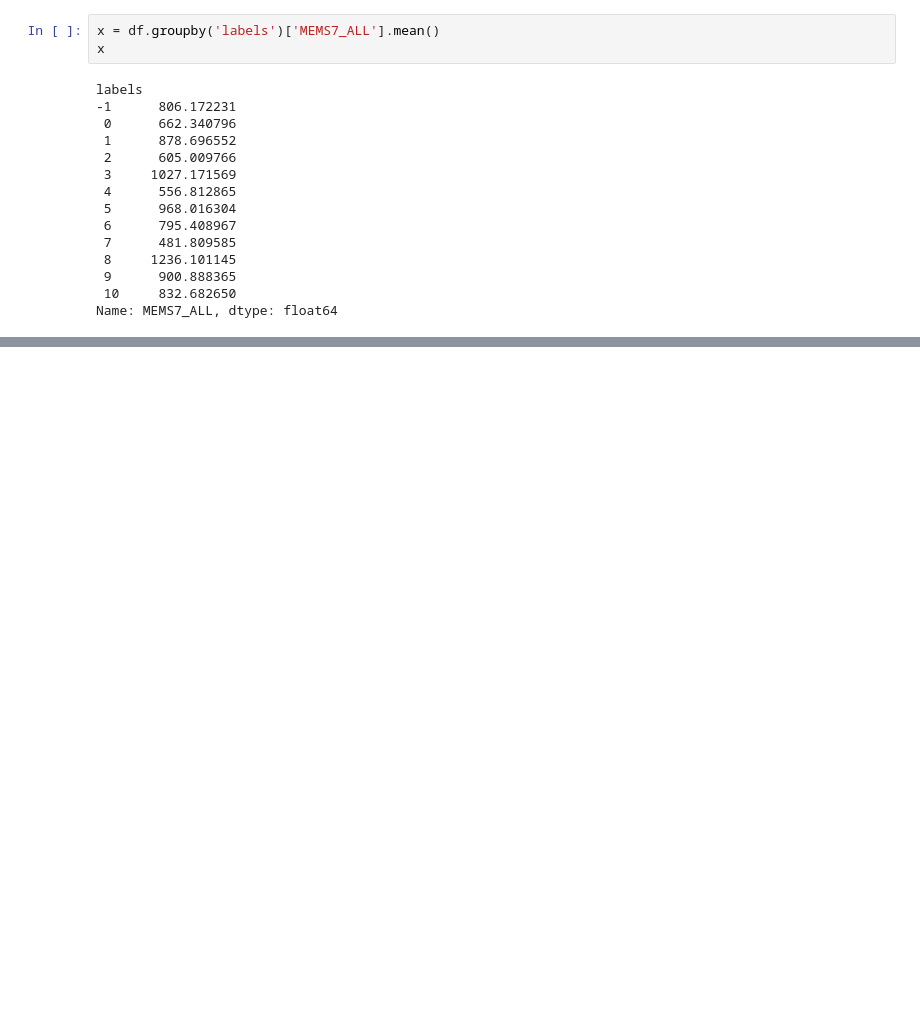
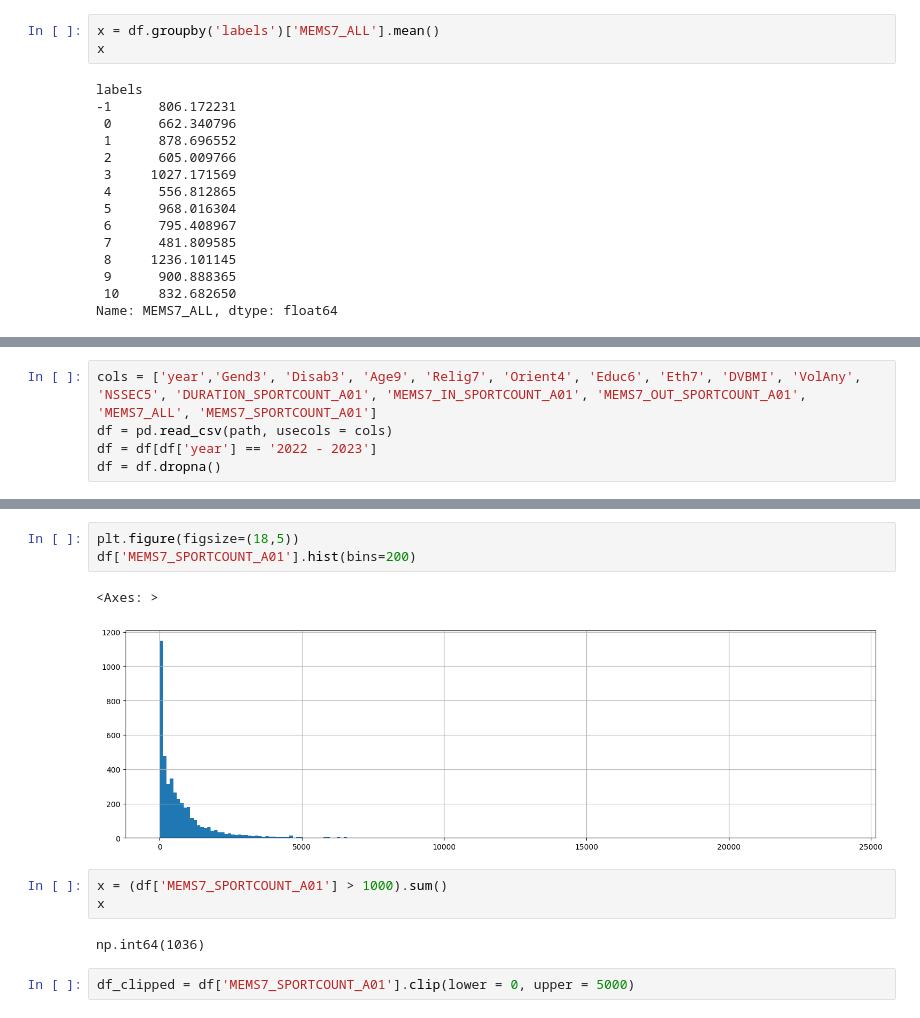
Before and after one commit to ferguswatson39/london_sport2, a Jupyter notebook: exploration/exploration_files/eda.ipynb, the cells around one changed output, grey strips where cells are left out. Cells and saved outputs as stored; diff of their text form; blank space fills up the shorter version.

```diff
--- a/exploration/exploration_files/eda.ipynb
+++ b/exploration/exploration_files/eda.ipynb
@@ -324,0 +343,5 @@ Name: MEMS7_ALL, dtype: float64
+# %%
+cols = ['year','Gend3', 'Disab3', 'Age9', 'Relig7', 'Orient4', 'Educ6', 'Eth7', 'DVBMI', 'VolAny', 'NSSEC5', 'DURATION_SPORTCOUNT_A01', 'MEMS7_IN_SPORTCOUNT_A01', 'MEMS7_OUT_SPORTCOUNT_A01', 'MEMS7_ALL', 'MEMS7_SPORTCOUNT_A01']
+df = pd.read_csv(path, usecols = cols)
+df = df[df['year'] == '2022 - 2023']
+df = df.dropna()
@@ -324,0 +356,13 @@ Name: MEMS7_ALL, dtype: float64
+# %%
+plt.figure(figsize=(18,5))
+df['MEMS7_SPORTCOUNT_A01'].hist(bins=200)
+# %% [output]
+<Axes: >
+[figure, added]
+# %%
+x = (df['MEMS7_SPORTCOUNT_A01'] > 1000).sum()
+x
+# %% [output]
+np.int64(1036)
+# %%
+df_clipped = df['MEMS7_SPORTCOUNT_A01'].clip(lower = 0, upper = 5000)
```
Also changed, not shown: parts of 20 cells of this notebook, 1 other file.
